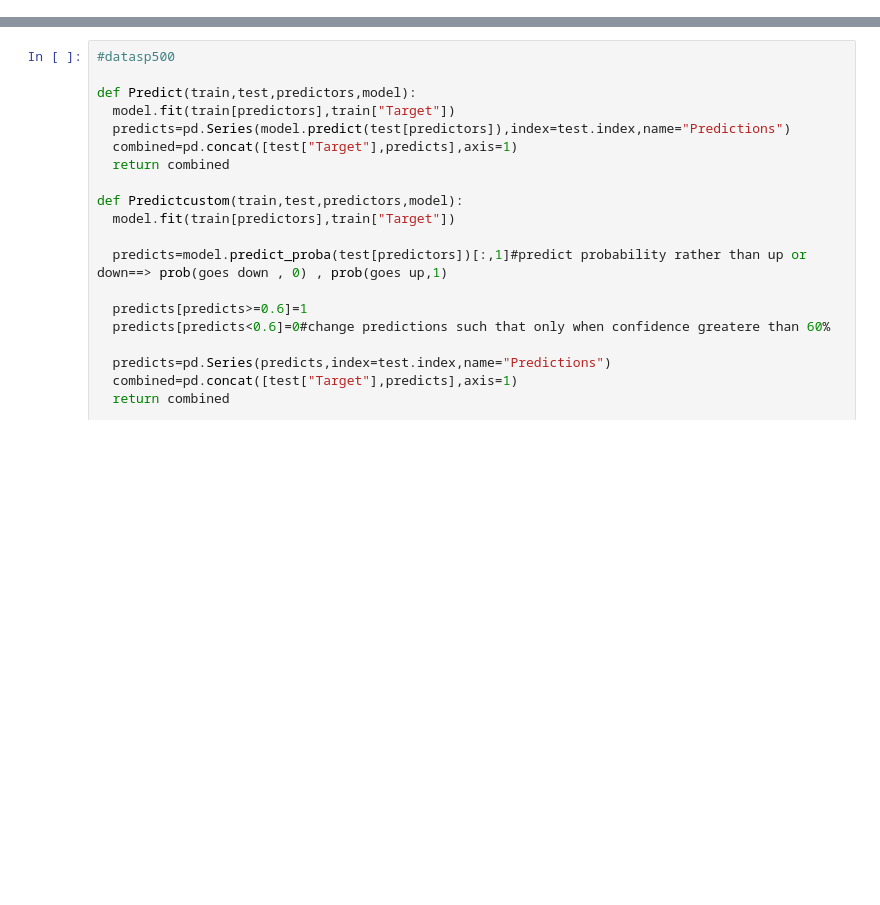
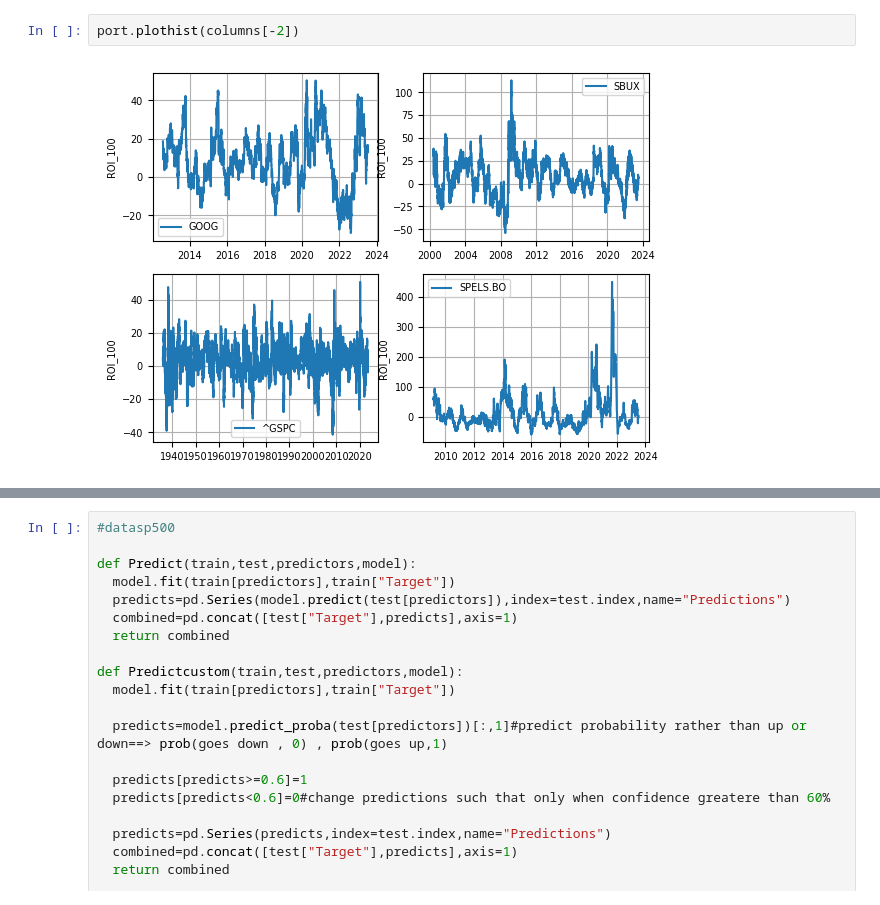
Before and after one commit to sudheesh4/FinanceRegressorTest, a Jupyter notebook: SP500_FORESTModel.ipynb, the cells around one changed output, grey strips where cells are left out. Drawn from its saved outputs; the diff is of its cells as text; blank space fills up the shorter version.

```diff
--- a/SP500_FORESTModel.ipynb
+++ b/SP500_FORESTModel.ipynb
@@ -169,0 +219,4 @@ datasp500["Target"]=(datasp500["Tomorrow"] > datasp500["Close"]).astype(int)
+# %%
+port.plothist(columns[-2])
+# %% [output]
+[figure, added]
```
Also changed, not shown: parts of 27 cells of this notebook.
